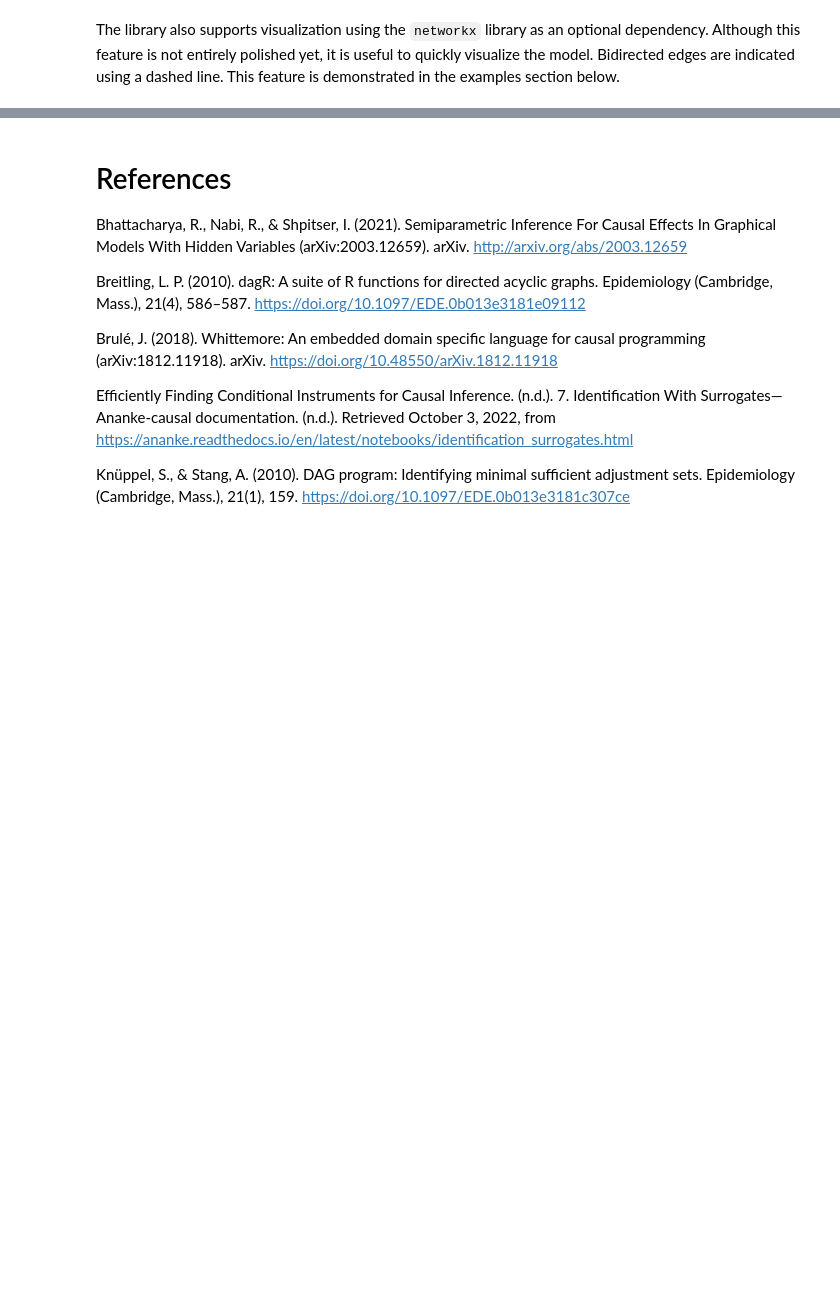
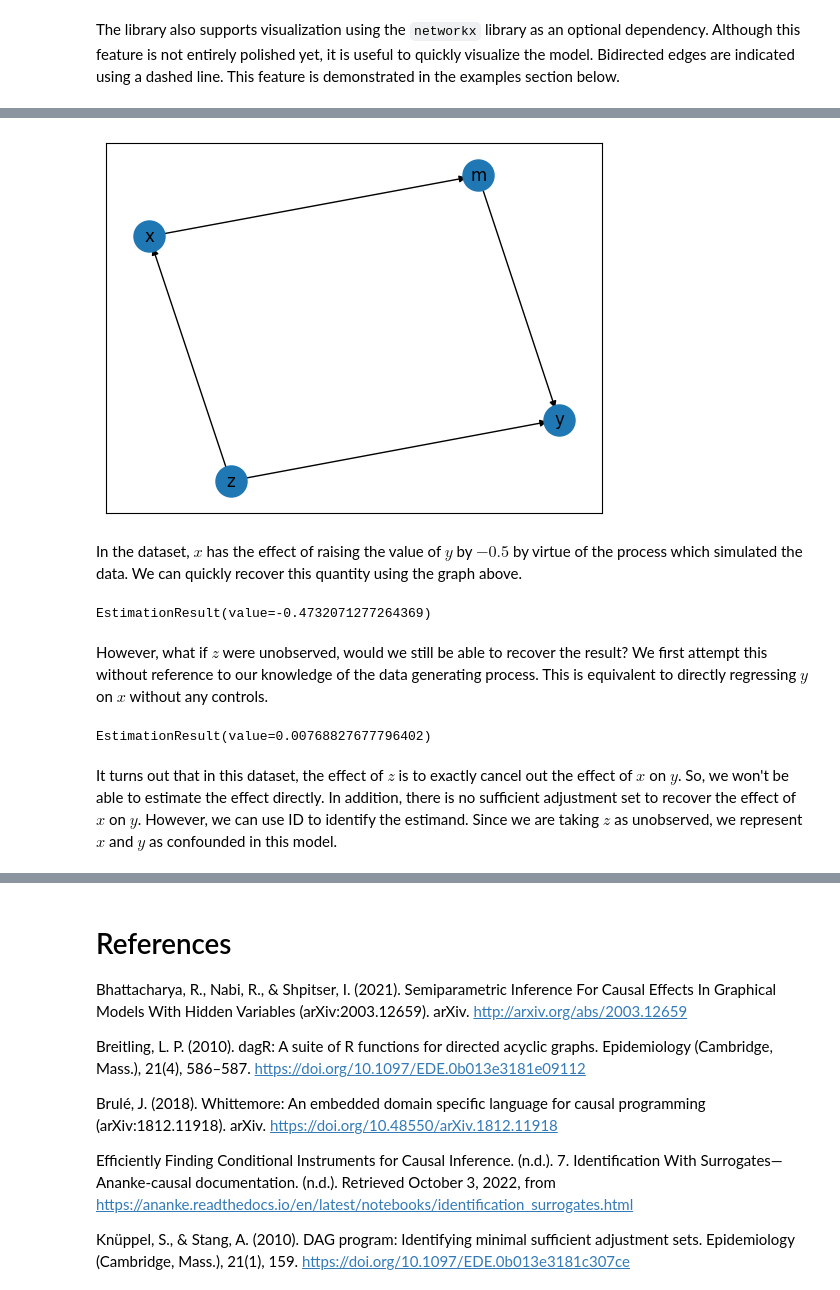
Before and after one commit to leo-ware/pqp, a Jupyter notebook: writeup/PQP a Library for End-to-End Causal Inference.ipynb, the cells around one changed output, grey strips where cells are left out. Saved outputs shown, nothing was run; the diff lists cells and outputs as text; code cells hidden in the pictures; blank space fills up the shorter version.

```diff
--- a/writeup/Correct and Performant Causal Identification with pqp.ipynb
+++ b/writeup/PQP a Library for End-to-End Causal Inference.ipynb
@@ -508 +425,37 @@ This effect is identified in the graph.
+# %%
+x, y, z, m = make_vars("xyzm")
+g = Graph([
+    x <= z,
+    m <= x,
+    y <= [m, z],
+])
+g.draw()
+# %% [output]
+[figure, added]
+# %% [markdown]
+In the dataset, $x$ has the effect of raising the value of $y$ by $-0.5$ by virtue of the process which simulated the data. We can quickly recover this quantity using the graph above.
+# %%
+from pqp.estimation import MultinomialEstimator
+from pqp.identification import ATE
+
+df = pd.read_csv("demo1.csv")
+model = MultinomialEstimator(df)
+effect = ATE(y, x)
+
+estimand = g.identify(effect)
+model.estimate(estimand)
+# %% [output]
+EstimationResult(value=-0.4732071277264369)
+# %% [markdown]
+However, what if $z$ were unobserved, would we still be able to recover the result? We first attempt this without reference to our knowledge of the data generating process. This is equivalent to directly regressing $y$ on $x$ without any controls.
+# %%
+naive_graph = Graph([
+    y <= x
+])
+naive_estimand = naive_graph.identify(effect)
+model.estimate(naive_estimand)
+# %% [output]
+EstimationResult(value=0.00768827677796402)
+# %% [markdown]
+It turns out that in this dataset, the effect of $z$ is to exactly cancel out the effect of $x$ on $y$. So, we won't be able to estimate the effect directly. In addition, there is no sufficient adjustment set to recover the effect of $x$ on $y$. However, we can use ID to identify the estimand. Since we are taking $z$ as unobserved, we represent $x$ and $y$ as confounded in this model.
 # %%
```
Also changed, not shown: parts of 81 cells of this notebook, 11 other files.
